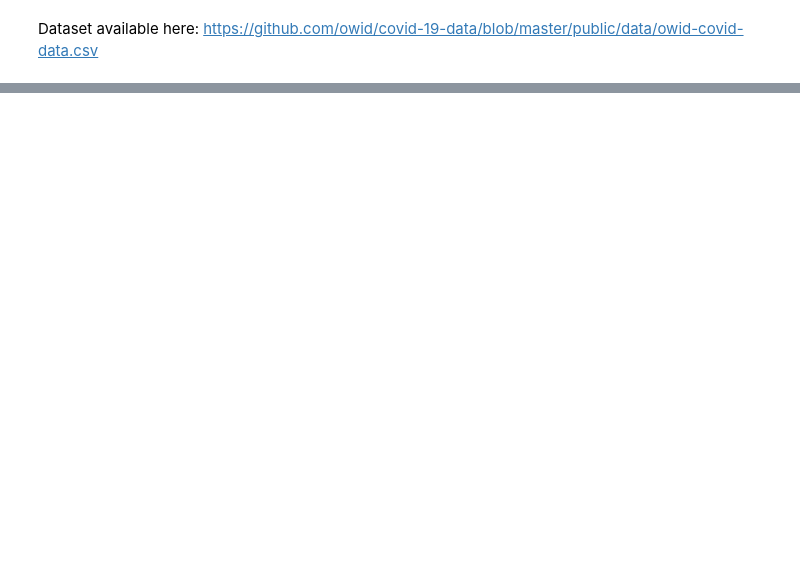
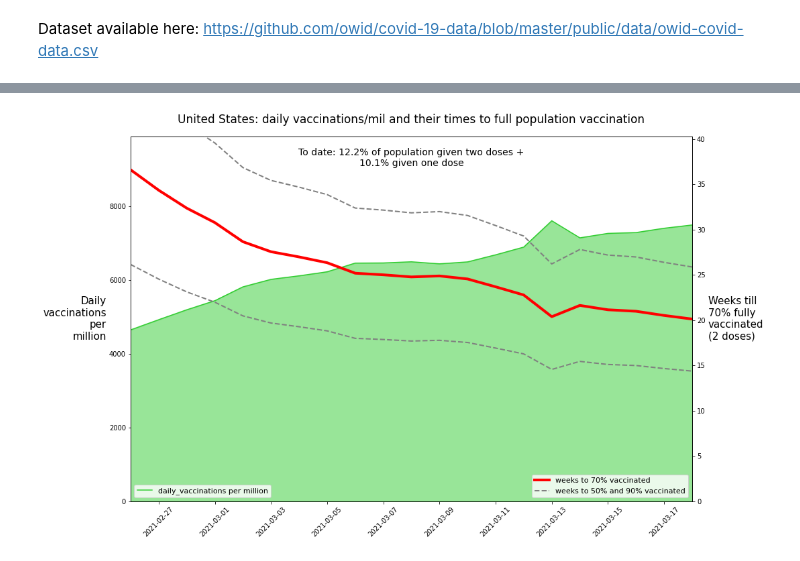
Before and after one commit to babsyco/C19_cases_deaths_vaccinations, a Jupyter notebook: vaccine_rollout1.ipynb, the cells around one changed output, grey strips where cells are left out. Saved outputs shown, nothing was run; the diff lists cells and outputs as text; code cells hidden in the pictures; blank space fills up the shorter version.

```diff
--- a/vaccine_rollout1.ipynb
+++ b/vaccine_rollout1.ipynb
@@ -273,0 +275,68 @@ if save_files:
+# %%
+#############################
+# WEEKS TO FULL VACCINATION #
+#############################
+
+location = 'United States'
+HI_threshold = 0.7
+# select relevant columns for location
+location_daily_vaxPerMil_df = OWID_preProcessed_data_df.loc[location, ['new_vaccinations_smoothed_per_million', 'date', 'total_vaccinations_per_million',
+                                                                       'people_fully_vaccinated_per_million']]
+# get date of first daily vaccination value
+first_vax_date = location_daily_vaxPerMil_df.set_index('date').notna().idxmax()
+location_daily_vaxPerMil_df = location_daily_vaxPerMil_df[location_daily_vaxPerMil_df['date'] >= first_vax_date[0]]
+
+times_to_HI = []
+daily_vaxs = []
+dates = []
+last_n_days = 21
+for i in range(last_n_days):
+  if location_daily_vaxPerMil_df.iloc[-1*last_n_days+i]['new_vaccinations_smoothed_per_million'] > 0:
+    daily_fig = location_daily_vaxPerMil_df.iloc[-1*last_n_days+i]['new_vaccinations_smoothed_per_million']
+    total_fig = location_daily_vaxPerMil_df.iloc[-1*last_n_days+i]['total_vaccinations_per_million']
+    daily_vaxs.append(daily_fig)
+    dates.append(location_daily_vaxPerMil_df.iloc[-1*last_n_days+i]['date'])
+    times_to_HI.append((HI_threshold*2000000-total_fig)/(daily_fig)/7)
+
+# calculate upper and lower HI interval data
+upperInterval_HI_times = [((HI_threshold+0.2)/HI_threshold)*x for x in times_to_HI]
+lowerInterval_HI_times = [((HI_threshold-0.2)/HI_threshold)*x for x in times_to_HI]
+
+
+# Vaccination breakdowns
+percent_single_dose = (location_daily_vaxPerMil_df['total_vaccinations_per_million'].tail(1) - location_daily_vaxPerMil_df['people_fully_vaccinated_per_million'].tail(1)*2)/10000
+percent_double_dose = location_daily_vaxPerMil_df['people_fully_vaccinated_per_million'].tail(1)/10000
+
+# plot
+fig, ax1 = plt.subplots(figsize=(15,10))
+ax1.set_title('%s: daily vaccinations/mil and their times to full population vaccination' % location, fontsize=17, pad=20)
+ax2 = ax1.twinx()
+# ax1: daily vaxs
+ax1.set_ylabel("Daily\nvaccinations\nper\nmillion", fontsize=15,rotation='horizontal', ha='right', va='center')
+ax1.fill_between(dates, daily_vaxs, color='limegreen', alpha=0.5, zorder=-1)
+ax1.set_ylim([0, max(daily_vaxs)*1.3])
+ax1.set_xlim([dates[0], dates[-1]])
+ax1.set_xticklabels(ax1.get_xticks(), rotation = 45)
+ax1.plot(dates,daily_vaxs, color='limegreen',zorder=1)
+ax1.legend(['daily_vaccinations per million'], loc='lower left', fontsize=11)
+# ax2: weeks to HI
+ax2.set_ylim([0, max(times_to_HI)*1.1])
+ax2.plot(dates, times_to_HI, color='red', linewidth=4)
+ax2.plot(dates, upperInterval_HI_times, color='grey', linewidth=2, linestyle='--')
+ax2.plot(dates, lowerInterval_HI_times, color='grey', linewidth=2, linestyle='--')
+ax2.set_ylabel("Weeks till\n%d%% fully\nvaccinated\n(2 doses)" % int(100*HI_threshold), fontsize=15, rotation='horizontal', ha='left', va='center')
+ax2.legend(['weeks to %d%% vaccinated' % int(HI_threshold*100), 'weeks to %d%% and %d%% vaccinated' % (int((HI_threshold-0.2)*100+1), int((HI_threshold+0.2)*100+1))],
+           fontsize=11, loc='lower right')
+if not math.isnan(percent_double_dose):
+  ax2.text(dates[int(len(dates)/2)], ax2.get_ylim()[1]*0.97, 'To date: %0.1f%% of population given two doses +\n%0.1f%% given one dose' % (percent_double_dose, percent_single_dose),
+         ha='center', va='top', fontsize=14)
+
+
+# save file
+if save_files:
+  if not os.path.exists('plots'):
+    os.makedirs('plots')
+  filename = 'Times_to_HI_%s' % location
+  plt.savefig(filename, bbox_inches = 'tight')
+  files.download(filename+'.png')
+# %% [output]
@@ -274,3 +345,4 @@ if save_files:
+[figure, added]
 # %%
 #####################
 # DATASET SUMMARIES #
```
Also changed, not shown: parts of 6 cells of this notebook.
